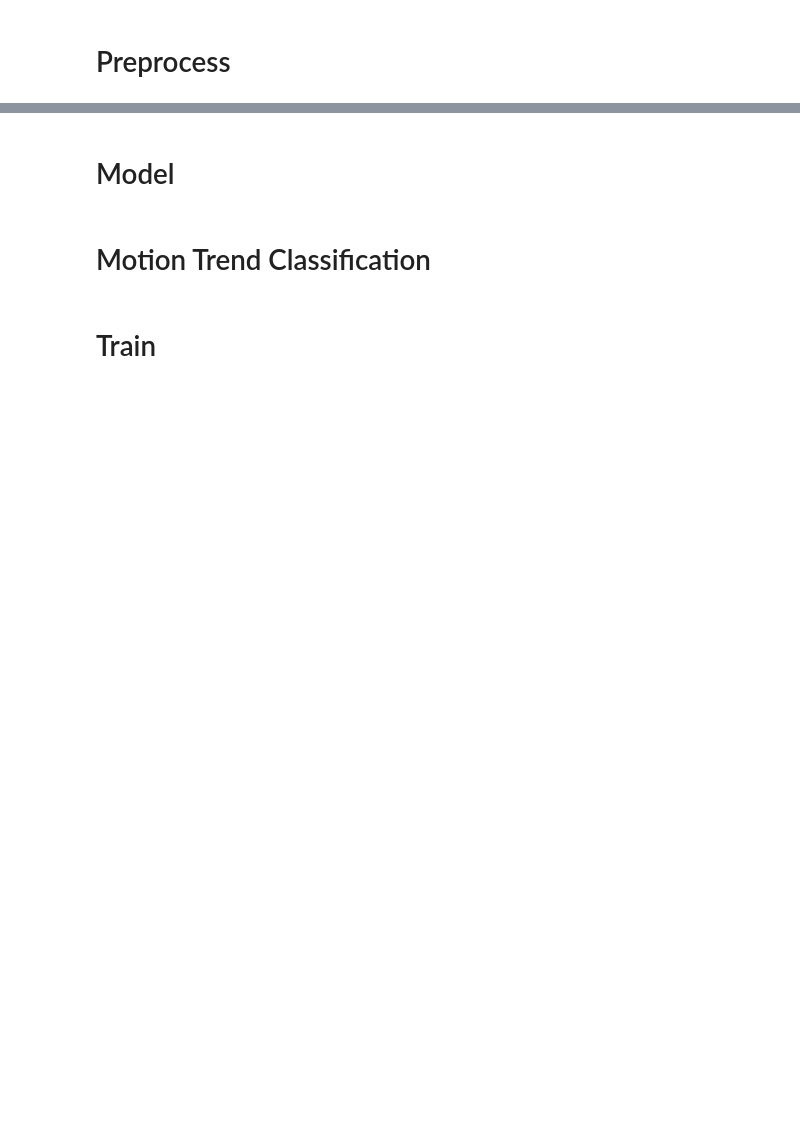
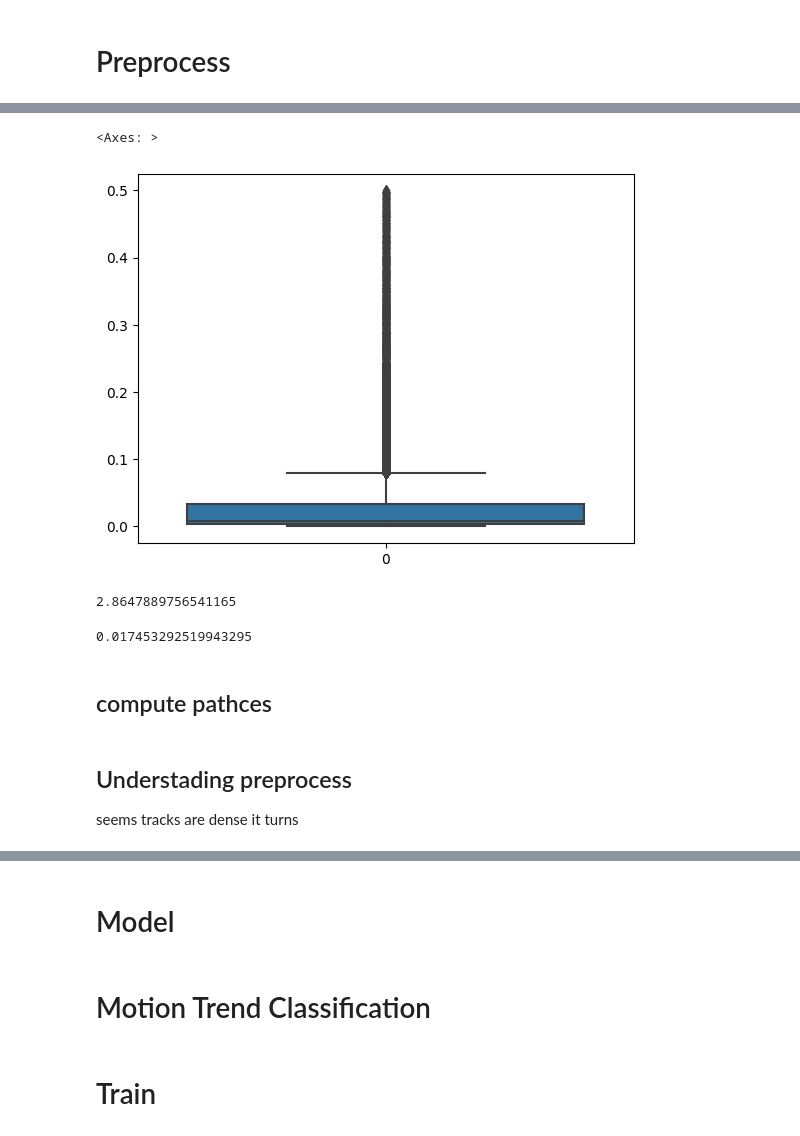
Before and after one commit to bar-katz/Flight_Anomalies, a Jupyter notebook: flight2vec.ipynb, the cells around one changed output, grey strips where cells are left out. Cells and saved outputs as stored; diff of their text form; code cells hidden in the pictures; blank space fills up the shorter version.

```diff
--- a/flight2vec.ipynb
+++ b/flight2vec.ipynb
@@ -135,11 +181,13 @@ len(processed_trajectories)
 # def normalize_point(p):
 #     return np.array([p[0], p[1], p[2] / 1000])
 
+
+# Adding epsilon for cos_angle to avoid dividing by 0, straight line expects 0 angle but will be ~0.008
 def compute_angles(traj, k=1):
     angles = []
     for i in range(len(traj)):
         if i - k < 0 or i + k >= len(traj):
-            angles.append(np.pi)  # padding with 0 if out of bounds
+            angles.append(1e-6)  # padding with 0 if out of bounds
             continue
 
         # use altitude
@@ -151,9 +199,9 @@ def compute_angles(traj, k=1):
         b = traj[i][:2]
         c = traj[i + k][:2]
 
-        ba = a - b
+        ab = b - a
         bc = c - b
-        cos_angle = np.dot(ba, bc) / (np.linalg.norm(ba) * np.linalg.norm(bc) + 1e-8)
+        cos_angle = np.dot(ab, bc) / (np.linalg.norm(ab) * np.linalg.norm(bc) + 1e-8)
         angle = np.arccos(np.clip(cos_angle, -1.0, 1.0))
         angles.append(angle)
 
@@ -207,0 +258,6 @@ def behavior_patching(traj, angle_thresh=np.pi/180, patch_size=32, total_patches
+# %%
+angles_list = []
+for traj_id in processed_trajectories:
+    angles_list.extend(compute_angles(processed_trajectories[traj_id]))
+
+angles_list = np.array(angles_list)
@@ -208,3 +279,18 @@ def behavior_patching(traj, angle_thresh=np.pi/180, patch_size=32, total_patches
+# %%
+sns.boxplot(angles_list[angles_list < 0.5])
+# %% [output]
+<Axes: >
+[figure, added]
+# %%
+np.rad2deg(0.05)
+# %% [output]
+2.8647889756541165
+# %%
+np.pi/180
+# %% [output]
+0.017453292519943295
+# %% [markdown]
+## compute pathces
 # %%
 patches = {}
 behevior_count = []
@@ -213,6 +299,9 @@ for traj_id in processed_trajectories:
     patches[traj_id], bc, nbc = behavior_patching(processed_trajectories[traj_id])
     behevior_count.append(bc)
     non_behevior_count.append(nbc)
+# %% [markdown]
+## Understading preprocess
+seems tracks are dense it turns
 # %%
 fig, axes = plt.subplots(figsize=(10, 5), ncols=2)
 axes[0].set_title('behevior count')
```
Also changed, not shown: parts of 34 cells of this notebook.
